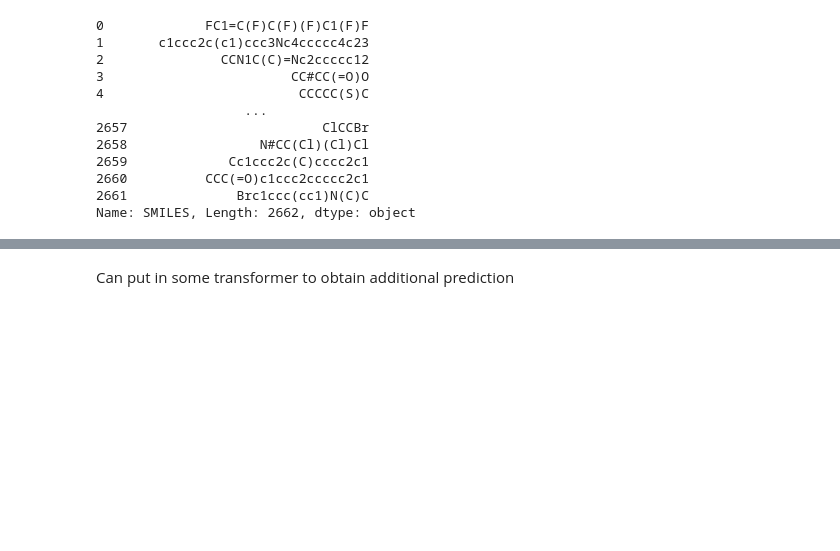
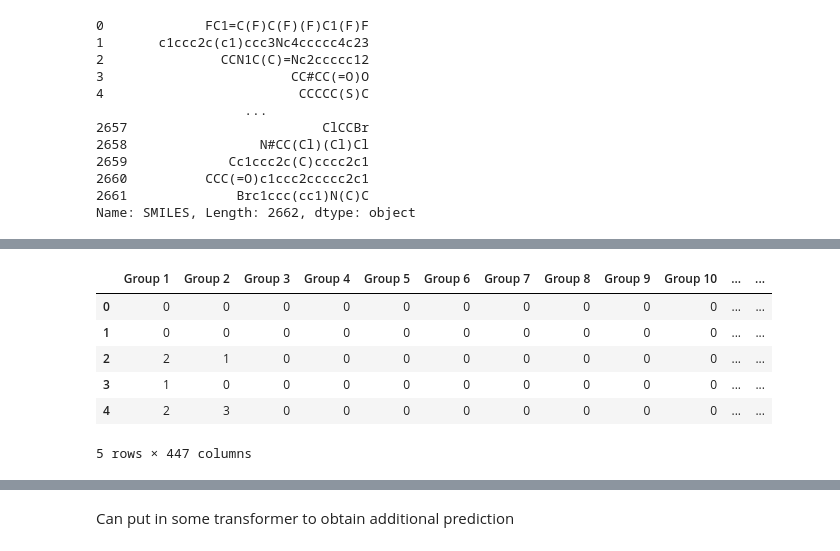
Before and after one commit to Michal-Iwicki/Melting-point-prediction, a Jupyter notebook: overview.ipynb, the cells around one changed output, grey strips where cells are left out. Drawn from its saved outputs; the diff is of its cells as text; code cells hidden in the pictures; blank space fills up the shorter version.

```diff
--- a/overview.ipynb
+++ b/overview.ipynb
@@ -37,0 +102,32 @@ Name: SMILES, Length: 2662, dtype: object
+# %%
+def element_counts(smiles: str):
+    """
+    Counting the number of chemical elements
+    """
+    mol = Chem.MolFromSmiles(smiles)
+    if mol is None:
+        return None
+    # List of element symbols in the molecule
+    elements = [atom.GetSymbol() for atom in mol.GetAtoms()]
+    return dict(Counter(elements))
+
+counts = []
+for s in smiles:
+    counts.append(element_counts(s))
+
+df_chemical_elements = pd.DataFrame(counts).fillna(0)
+# %%
+# combining features together
+
+df = pd.concat([X, df_custom_features], axis=1)
+df = pd.concat([df, df_chemical_elements], axis=1)
+
+df.head()
+# %% [output]
+|  | Group 1 | Group 2 | Group 3 | Group 4 | Group 5 | Group 6 | Group 7 | Group 8 | Group 9 | Group 10 | ... | ... |
+| 0 | 0 | 0 | 0 | 0 | 0 | 0 | 0 | 0 | 0 | 0 | ... | ... |
+| 1 | 0 | 0 | 0 | 0 | 0 | 0 | 0 | 0 | 0 | 0 | ... | ... |
+| 2 | 2 | 1 | 0 | 0 | 0 | 0 | 0 | 0 | 0 | 0 | ... | ... |
+| 3 | 1 | 0 | 0 | 0 | 0 | 0 | 0 | 0 | 0 | 0 | ... | ... |
+| 4 | 2 | 3 | 0 | 0 | 0 | 0 | 0 | 0 | 0 | 0 | ... | ... |
+5 rows × 447 columns
```
Also changed, not shown: parts of 4 cells of this notebook, 1 other file.
